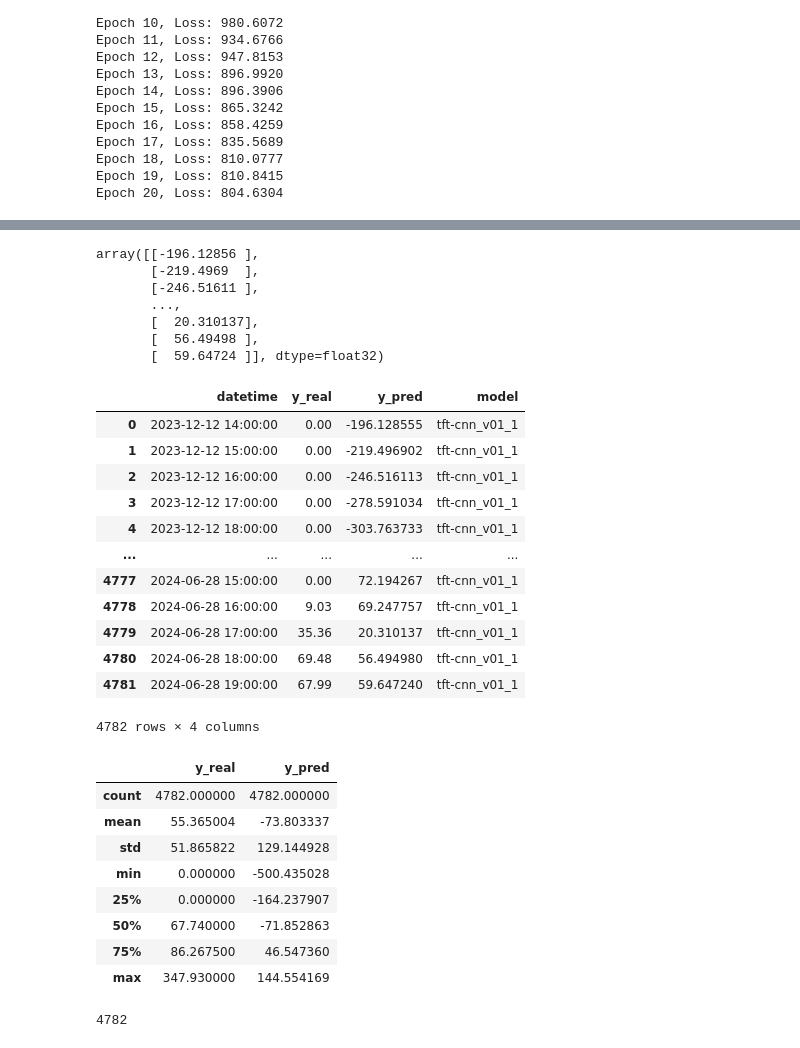
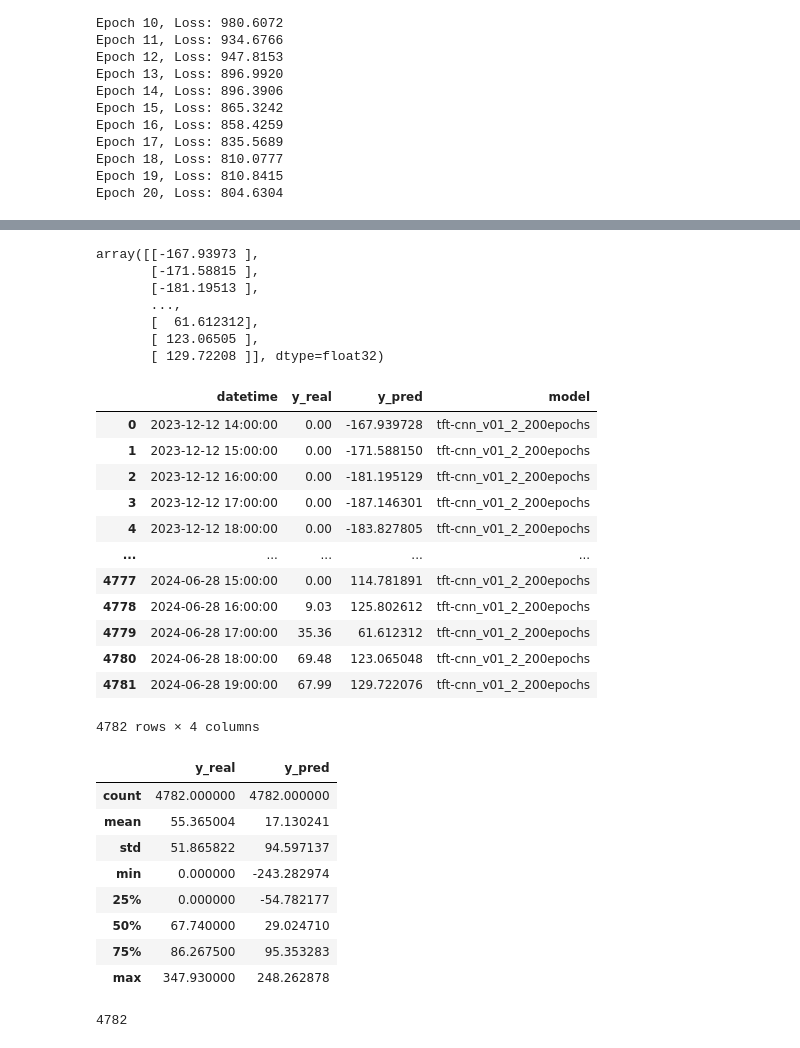
Before and after one commit to N-Sotelo98/INF3813-1-Deep-learning-avanzado, a Jupyter notebook: notebooks/tft-cnn.ipynb, the cells around one changed output, grey strips where cells are left out. Saved outputs shown, nothing was run; the diff lists cells and outputs as text; code cells hidden in the pictures.

```diff
--- a/notebooks/tft-cnn.ipynb
+++ b/notebooks/tft-cnn.ipynb
@@ -419,7 +419,7 @@ from sklearn.metrics import mean_absolute_error
 best_valid_loss = float('inf')
 best_model_weights = None
 
-for epoch in range(20):  # Number of epochs
+for epoch in range(200):  # Number of epochs
     # Training phase
     model.train()
     epoch_loss = 0
@@ -518,13 +534,13 @@ y_pred = y_pred_tensor.numpy()
 # %%
 y_pred
 # %% [output]
-array([[-196.12856 ],
-       [-219.4969  ],
-       [-246.51611 ],
+array([[-167.93973 ],
+       [-171.58815 ],
+       [-181.19513 ],
        ...,
-       [  20.310137],
-       [  56.49498 ],
-       [  59.64724 ]], dtype=float32)
+       [  61.612312],
+       [ 123.06505 ],
+       [ 129.72208 ]], dtype=float32)
 # %%
 y_pred = y_pred.flatten()
 
@@ -541,34 +557,34 @@ result_df = pd.DataFrame({
 
 # result_df.loc[result_df['y_pred'] <= 0, 'y_pred'] = 0
 # %%
-result_df['model'] = 'tft-cnn_v01_1'
+result_df['model'] = 'tft-cnn_v01_2_200epochs'
 result_df
 # %% [output]
 |  | datetime | y_real | y_pred | model |
-| 0 | 2023-12-12 14:00:00 | 0.00 | -196.128555 | tft-cnn_v01_1 |
-| 1 | 2023-12-12 15:00:00 | 0.00 | -219.496902 | tft-cnn_v01_1 |
-| 2 | 2023-12-12 16:00:00 | 0.00 | -246.516113 | tft-cnn_v01_1 |
-| 3 | 2023-12-12 17:00:00 | 0.00 | -278.591034 | tft-cnn_v01_1 |
-| 4 | 2023-12-12 18:00:00 | 0.00 | -303.763733 | tft-cnn_v01_1 |
+| 0 | 2023-12-12 14:00:00 | 0.00 | -167.939728 | tft-cnn_v01_2_200epochs |
+| 1 | 2023-12-12 15:00:00 | 0.00 | -171.588150 | tft-cnn_v01_2_200epochs |
+| 2 | 2023-12-12 16:00:00 | 0.00 | -181.195129 | tft-cnn_v01_2_200epochs |
+| 3 | 2023-12-12 17:00:00 | 0.00 | -187.146301 | tft-cnn_v01_2_200epochs |
+| 4 | 2023-12-12 18:00:00 | 0.00 | -183.827805 | tft-cnn_v01_2_200epochs |
 | ... | ... | ... | ... | ... |
-| 4777 | 2024-06-28 15:00:00 | 0.00 | 72.194267 | tft-cnn_v01_1 |
-| 4778 | 2024-06-28 16:00:00 | 9.03 | 69.247757 | tft-cnn_v01_1 |
-| 4779 | 2024-06-28 17:00:00 | 35.36 | 20.310137 | tft-cnn_v01_1 |
-| 4780 | 2024-06-28 18:00:00 | 69.48 | 56.494980 | tft-cnn_v01_1 |
-| 4781 | 2024-06-28 19:00:00 | 67.99 | 59.647240 | tft-cnn_v01_1 |
+| 4777 | 2024-06-28 15:00:00 | 0.00 | 114.781891 | tft-cnn_v01_2_200epochs |
+| 4778 | 2024-06-28 16:00:00 | 9.03 | 125.802612 | tft-cnn_v01_2_200epochs |
+| 4779 | 2024-06-28 17:00:00 | 35.36 | 61.612312 | tft-cnn_v01_2_200epochs |
+| 4780 | 2024-06-28 18:00:00 | 69.48 | 123.065048 | tft-cnn_v01_2_200epochs |
+| 4781 | 2024-06-28 19:00:00 | 67.99 | 129.722076 | tft-cnn_v01_2_200epochs |
 4782 rows × 4 columns
 # %%
 result_df.describe()
 # %% [output]
 |  | y_real | y_pred |
 | count | 4782.000000 | 4782.000000 |
-| mean | 55.365004 | -73.803337 |
-| std | 51.865822 | 129.144928 |
-| min | 0.000000 | -500.435028 |
-| 25% | 0.000000 | -164.237907 |
-| 50% | 67.740000 | -71.852863 |
-| 75% | 86.267500 | 46.547360 |
-| max | 347.930000 | 144.554169 |
+| mean | 55.365004 | 17.130241 |
+| std | 51.865822 | 94.597137 |
+| min | 0.000000 | -243.282974 |
+| 25% | 0.000000 | -54.782177 |
+| 50% | 67.740000 | 29.024710 |
+| 75% | 86.267500 | 95.353283 |
+| max | 347.930000 | 248.262878 |
 # %%
 # Append the result_df to the existing CSV
 result_df.to_csv('./test_results/tests_consolidated.csv', mode='a', index=False, header=False)
```
Also changed, not shown: parts of 16 cells of this notebook, 6 other files.
